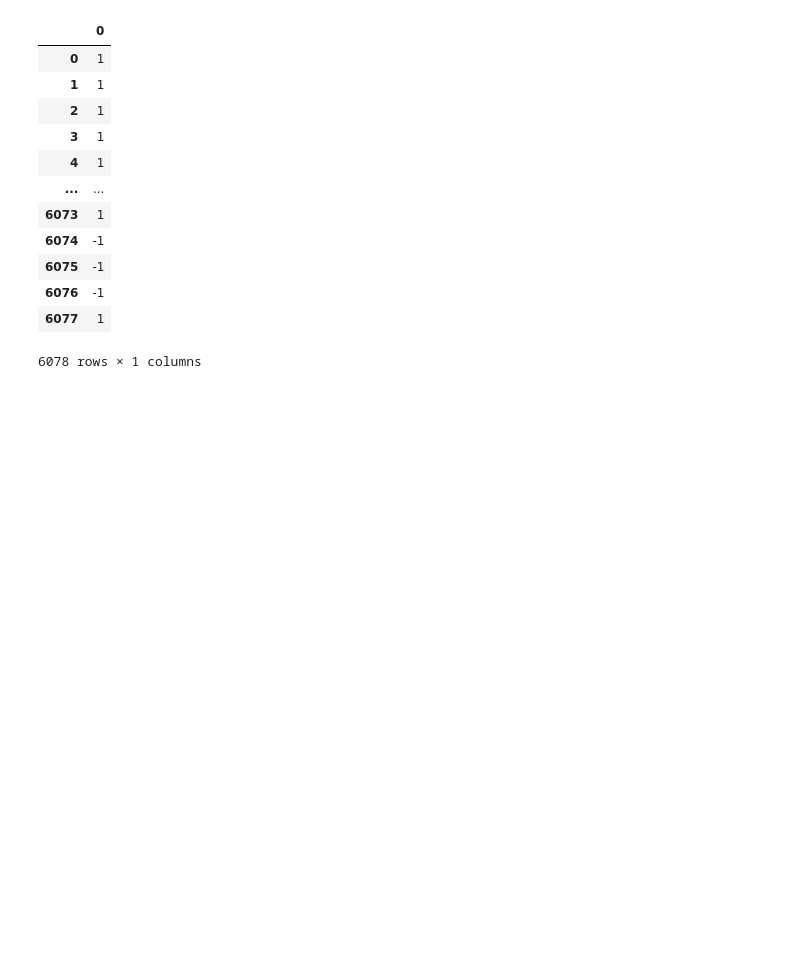
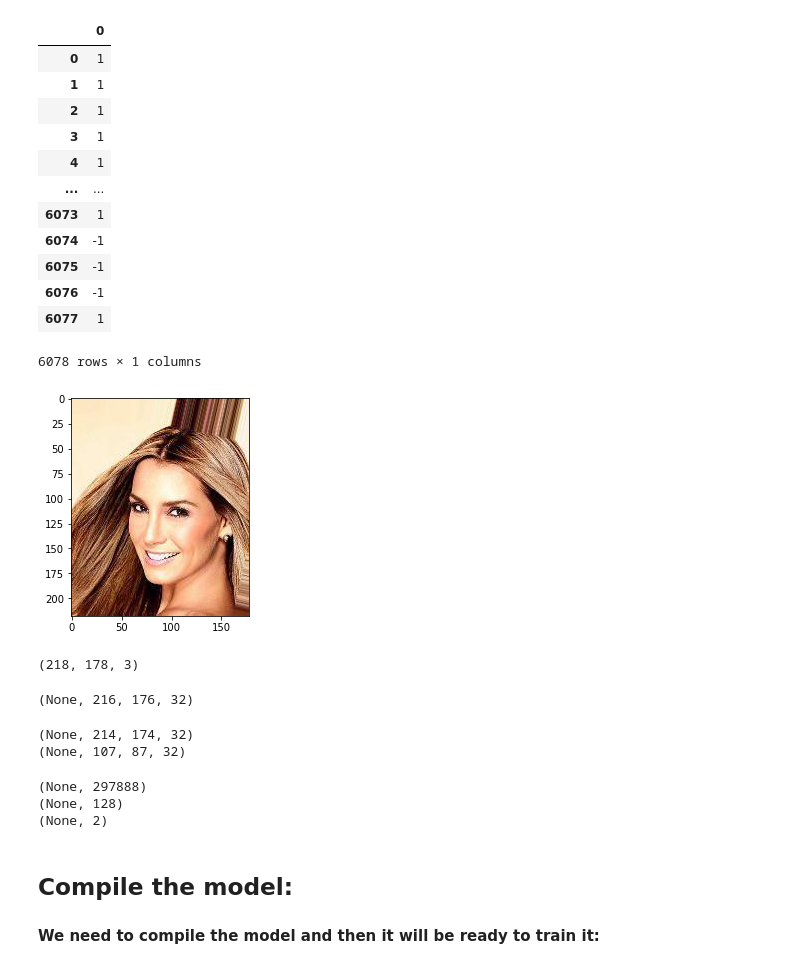
Before and after one commit to markkalaiji/GenderClassification, a Jupyter notebook: GenderClassification.ipynb, the cells around one changed output. Saved outputs shown, nothing was run; the diff lists cells and outputs as text; code cells hidden in the pictures; blank space fills up the shorter version.

```diff
--- a/GenderClassification.ipynb
+++ b/GenderClassification.ipynb
@@ -313,0 +326,17 @@ predictions_df.mode(axis = 1) # sees most occuring number
+# %%
+%matplotlib inline
+
+import matplotlib.image as mpimg
+import matplotlib.pyplot as plt
+
+imageDemo = mpimg.imread('/Users/markkalaiji/Desktop/faces/000001.jpg')
+imgplot = plt.imshow(imageDemo, cmap=plt.cm.gray)
+plt.show()
+
+# did you print out the pictures the algoirthm got wrong?
+# %% [output]
+[figure, added]
+# %%
+imageDemo.shape
+# %% [output]
+(218, 178, 3)
@@ -313,0 +346,41 @@ predictions_df.mode(axis = 1) # sees most occuring number
+# %%
+# CNN first layer (with 32 3x3 filter):
+model.add(Convolution2D(32, (3, 3), activation='relu', input_shape=(218,178,3))) # 218 rows, 178 columsn, 3 colors rgb
+print(model.output_shape) # -> (None, 26, 26, 32)
+
+# If your image batch is of N images of HxW size with C channels:
+# theano uses the NCHW ordering while tensorflow uses the NHWC ordering. Minus due to size of matrix
+# %% [output]
+(None, 216, 176, 32)
+# %%
+# more hidden layers:
+model.add(Convolution2D(32, (3, 3), activation='relu'))
+print(model.output_shape)
+
+# Pooling Layer:
+model.add(MaxPooling2D(pool_size=(2,2)))
+print(model.output_shape)
+
+# Dropout layer to avoid overfitting
+model.add(Dropout(0.25))
+# %% [output]
+(None, 214, 174, 32)
+(None, 107, 87, 32)
+# %%
+# output Fully connected Dense layers: Makes 2d matrix 1d
+model.add(Flatten())
+print(model.output_shape)
+
+model.add(Dense(128, activation='relu'))
+print(model.output_shape)
+
+model.add(Dropout(0.5))
+model.add(Dense(2, activation='softmax')) #
+print(model.output_shape)
+# %% [output]
+(None, 297888)
+(None, 128)
+(None, 2)
+# %% [markdown]
+## Compile the model:
+#### We need to compile the model and then it will be ready to train it:
```
Also changed, not shown: parts of 10 cells of this notebook.
